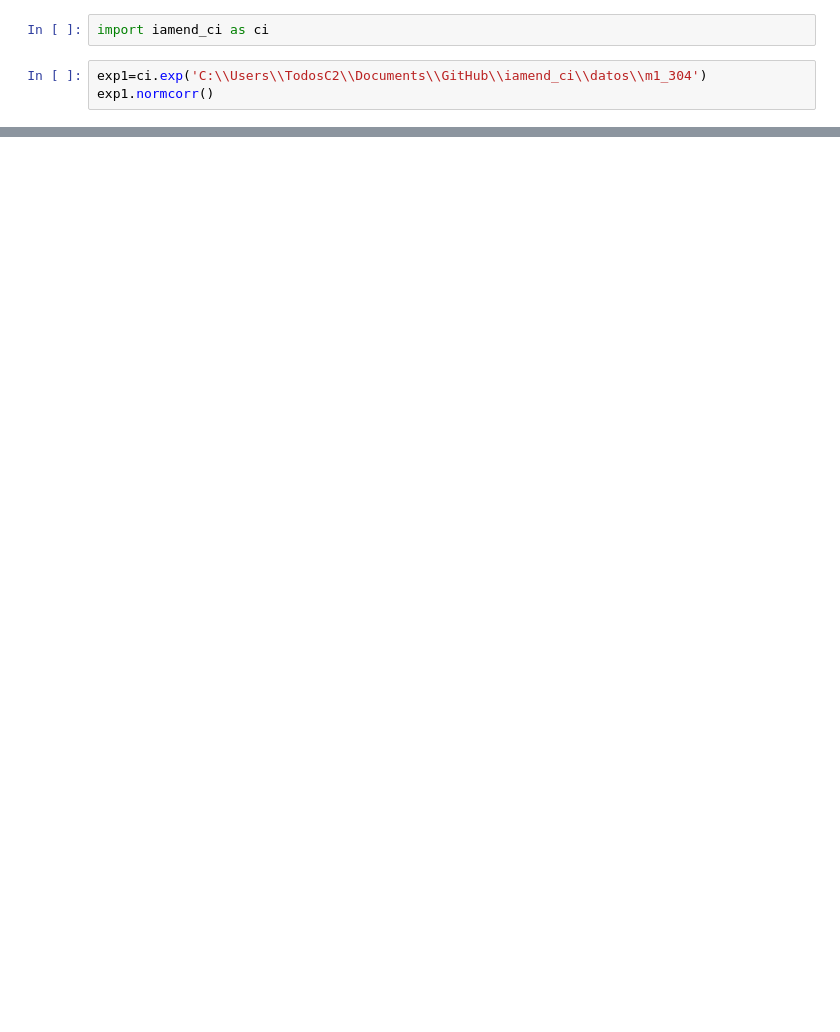
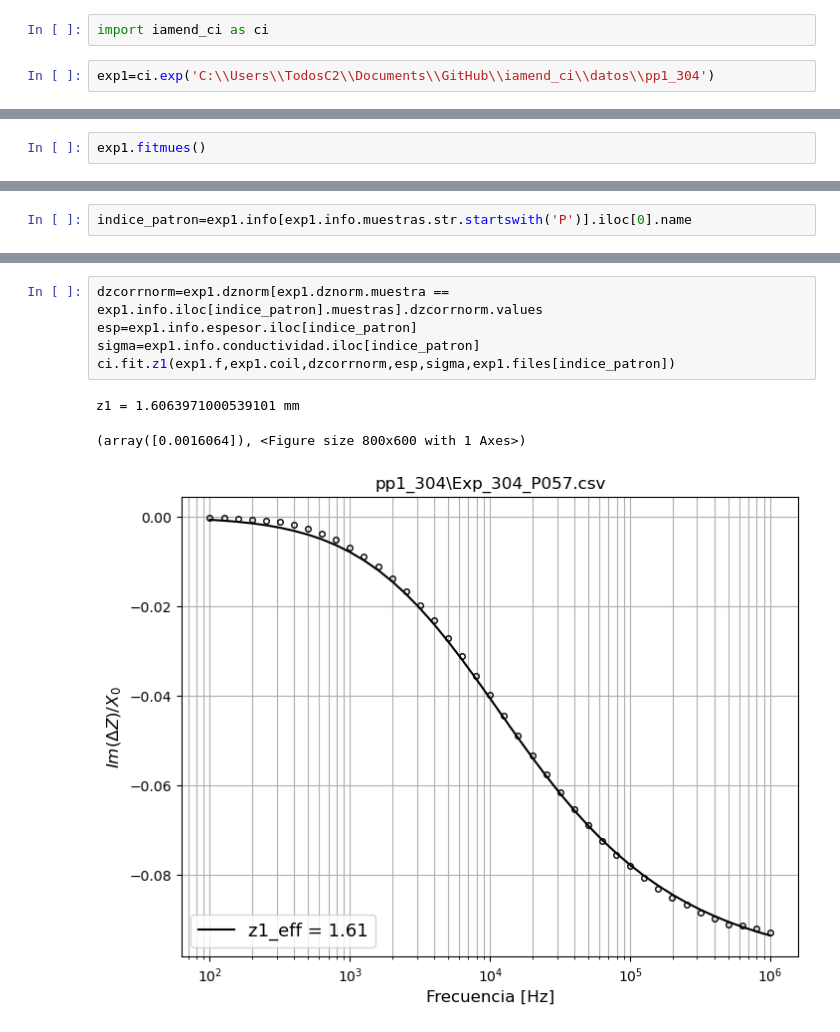
Before and after one commit to carabedo/iamend_test, a Jupyter notebook: test iamend 23.ipynb, the cells around one changed output, grey strips where cells are left out. Cells and saved outputs as stored; diff of their text form; blank space fills up the shorter version.

```diff
--- a/test iamend 23.ipynb
+++ b/test iamend 23.ipynb
@@ -1,6 +1,5 @@
 # %%
 import iamend_ci as ci
 # %%
-exp1=ci.exp('C:\\Users\\TodosC2\\Documents\\GitHub\\iamend_ci\\datos\\m1_304')
-exp1.normcorr()
+exp1=ci.exp('C:\\Users\\TodosC2\\Documents\\GitHub\\iamend_ci\\datos\\pp1_304')
 # %% [output]
@@ -51,0 +47,2 @@ px.line(exp1.dznorm,x='f',y='imag',color='muestra',log_x=True)
+# %%
+exp1.fitmues()
@@ -51,0 +51,2 @@ px.line(exp1.dznorm,x='f',y='imag',color='muestra',log_x=True)
+# %%
+indice_patron=exp1.info[exp1.info.muestras.str.startswith('P')].iloc[0].name
@@ -51,0 +109,9 @@ px.line(exp1.dznorm,x='f',y='imag',color='muestra',log_x=True)
+# %%
+dzcorrnorm=exp1.dznorm[exp1.dznorm.muestra == exp1.info.iloc[indice_patron].muestras].dzcorrnorm.values
+esp=exp1.info.espesor.iloc[indice_patron]
+sigma=exp1.info.conductividad.iloc[indice_patron]
+ci.fit.z1(exp1.f,exp1.coil,dzcorrnorm,esp,sigma,exp1.files[indice_patron])
+# %% [output]
+z1 = 1.6063971000539101 mm
+(array([0.0016064]), <Figure size 800x600 with 1 Axes>)
+[figure, added]
```
Also changed, not shown: parts of 26 cells of this notebook, 4 other files.
